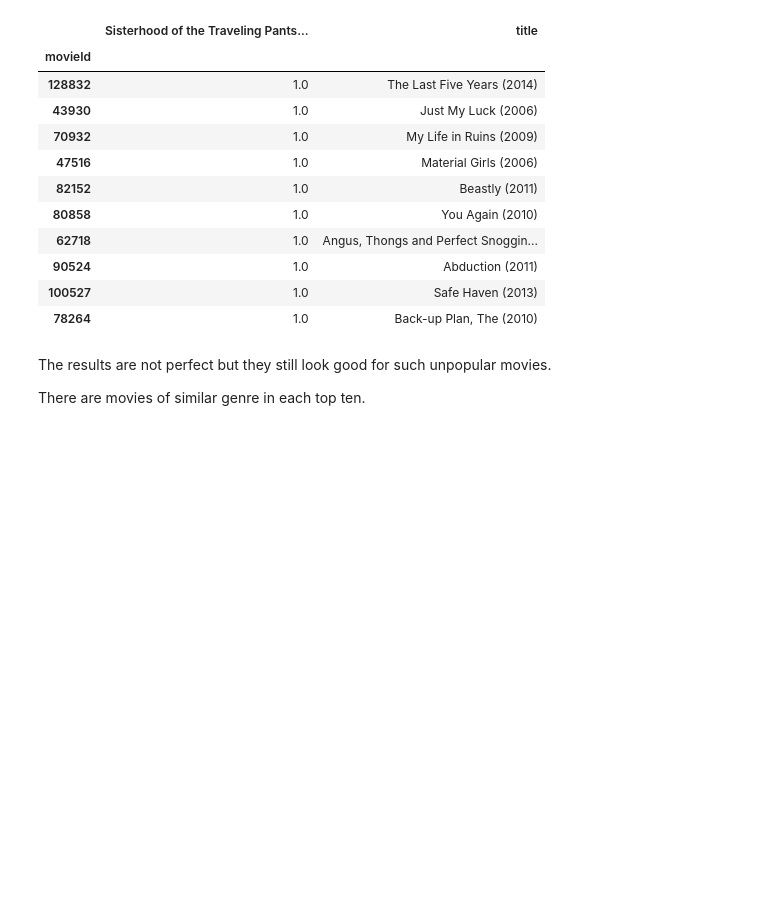
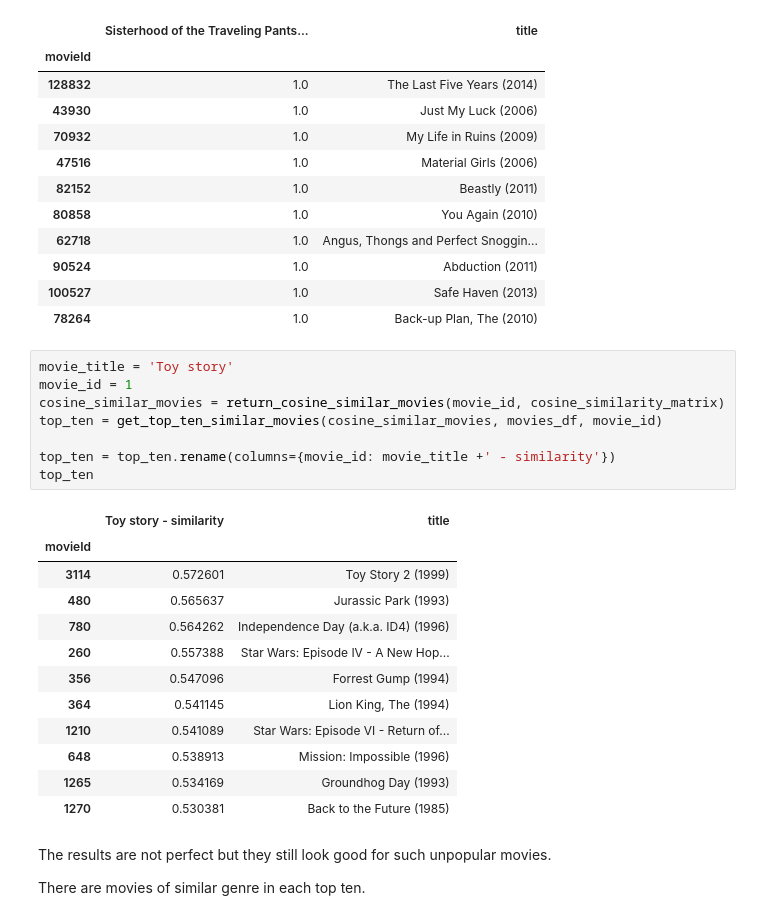
Before and after one commit to Donal-Flanagan/flix_recommender, a Jupyter notebook: notebooks/item_based_recommenders/cosine_similarity.ipynb, the cells around one changed output. Cells and saved outputs as stored; diff of their text form; blank space fills up the shorter version.

```diff
--- a/notebooks/item_based_recommenders/cosine_similarity.ipynb
+++ b/notebooks/item_based_recommenders/cosine_similarity.ipynb
@@ -325,6 +325,27 @@ top_ten
 | 90524 | 1.0 | Abduction (2011) |
 | 100527 | 1.0 | Safe Haven (2013) |
 | 78264 | 1.0 | Back-up Plan, The (2010) |
+# %%
+movie_title = 'Toy story'
+movie_id = 1
+cosine_similar_movies = return_cosine_similar_movies(movie_id, cosine_similarity_matrix)
+top_ten = get_top_ten_similar_movies(cosine_similar_movies, movies_df, movie_id)
+
+top_ten = top_ten.rename(columns={movie_id: movie_title +' - similarity'})
+top_ten
+# %% [output]
+|  | Toy story - similarity | title |
+| movieId |  |  |
+| 3114 | 0.572601 | Toy Story 2 (1999) |
+| 480 | 0.565637 | Jurassic Park (1993) |
+| 780 | 0.564262 | Independence Day (a.k.a. ID4) (1996) |
+| 260 | 0.557388 | Star Wars: Episode IV - A New Hop... |
+| 356 | 0.547096 | Forrest Gump (1994) |
+| 364 | 0.541145 | Lion King, The (1994) |
+| 1210 | 0.541089 | Star Wars: Episode VI - Return of... |
+| 648 | 0.538913 | Mission: Impossible (1996) |
+| 1265 | 0.534169 | Groundhog Day (1993) |
+| 1270 | 0.530381 | Back to the Future (1985) |
 # %% [markdown]
 The results are not perfect but they still look good for such unpopular movies.
 
```
Also changed, not shown: 12 other files.
